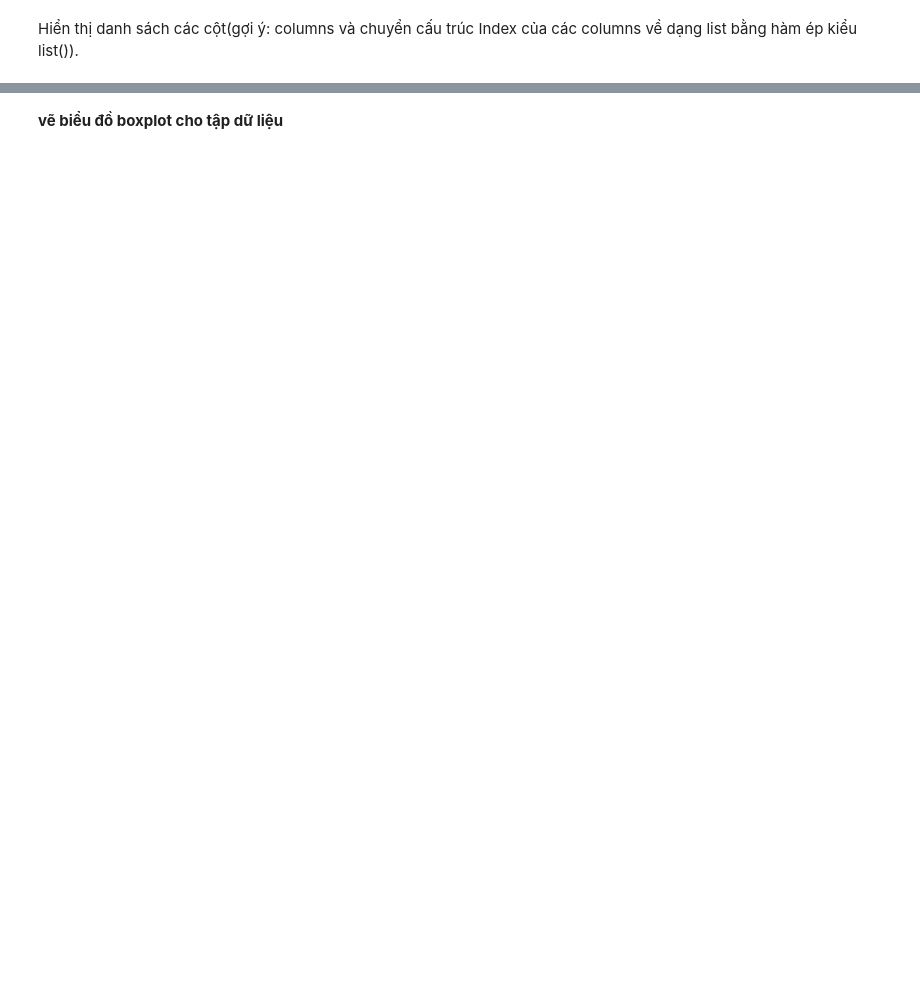
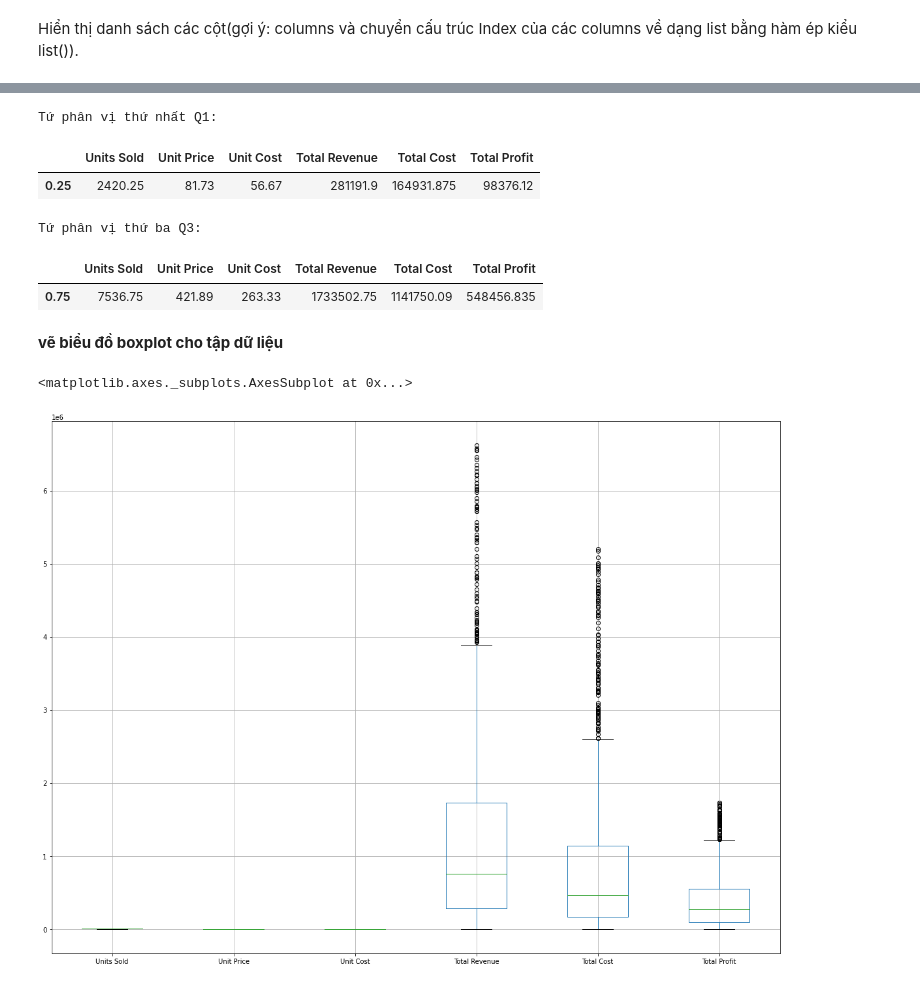
Before and after one commit to hoangnuthuphuong/python, a Jupyter notebook: thongkemota1.ipynb, the cells around one changed output, grey strips where cells are left out. Cells and saved outputs as stored; diff of their text form; code cells hidden in the pictures; blank space fills up the shorter version.

```diff
--- a/thongkemota1.ipynb
+++ b/thongkemota1.ipynb
@@ -7,3 +18,4 @@ import pandas as pd
 # %%
-df = pd.read_csv("/content/drive/MyDrive/python/1000 Sales Records.csv")
+# Đọc tập tin vào dataframe
+df = pd.read_csv("/1000 Sales Records.csv - 1000 Sales Records.csv.csv")
 df
@@ -54,13 +203,24 @@ df.iloc[:,8:].std()
 # %%
 print("Tứ phân vị thứ nhất Q1:\n")
 df.iloc[:, 8:].quantile([0.25])
+# %% [output]
+Tứ phân vị thứ nhất Q1:
+|  | Units Sold | Unit Price | Unit Cost | Total Revenue | Total Cost | Total Profit |
+| 0.25 | 2420.25 | 81.73 | 56.67 | 281191.9 | 164931.875 | 98376.12 |
 # %%
 print("Tứ phân vị thứ ba Q3:\n")
 df.iloc[:, 8:].quantile([0.75])
+# %% [output]
+Tứ phân vị thứ ba Q3:
+|  | Units Sold | Unit Price | Unit Cost | Total Revenue | Total Cost | Total Profit |
+| 0.75 | 7536.75 | 421.89 | 263.33 | 1733502.75 | 1141750.09 | 548456.835 |
 # %% [markdown]
 **vẽ biểu đồ boxplot cho tập dữ liệu**
 # %%
 import matplotlib.pyplot as plt
 # %%
-df.boxplot(column=['Units Sold','Unit Price','Unit Cost','Total Revenue','Total Cost','Total Profit'])
+df.boxplot(column=['Units Sold','Unit Price','Unit Cost','Total Revenue','Total Cost','Total Profit'],figsize=(20,15))
+# %% [output]
+<matplotlib.axes._subplots.AxesSubplot at 0x...>
+[figure, added]
 # %%
```
Also changed, not shown: parts of 23 cells of this notebook.
